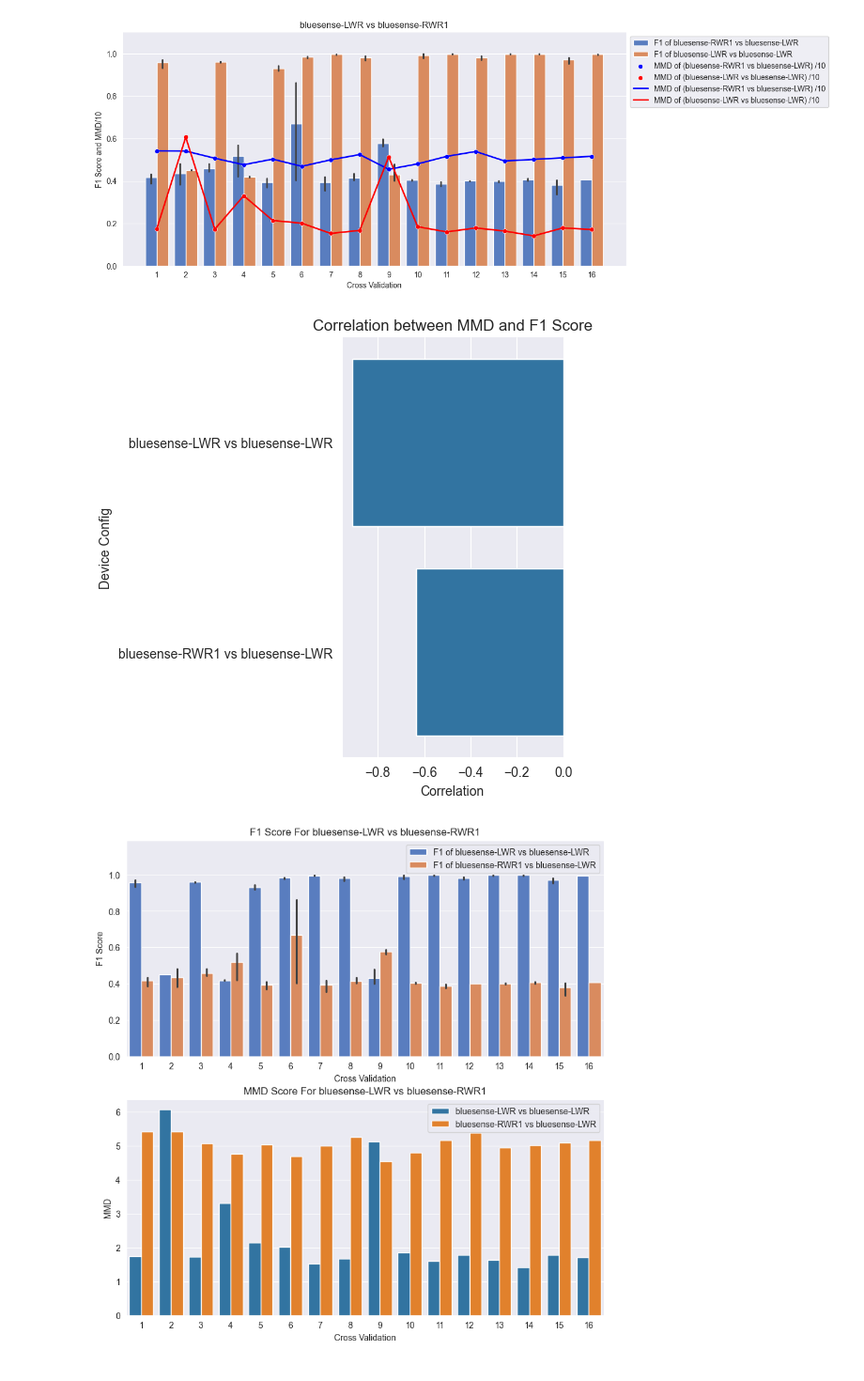
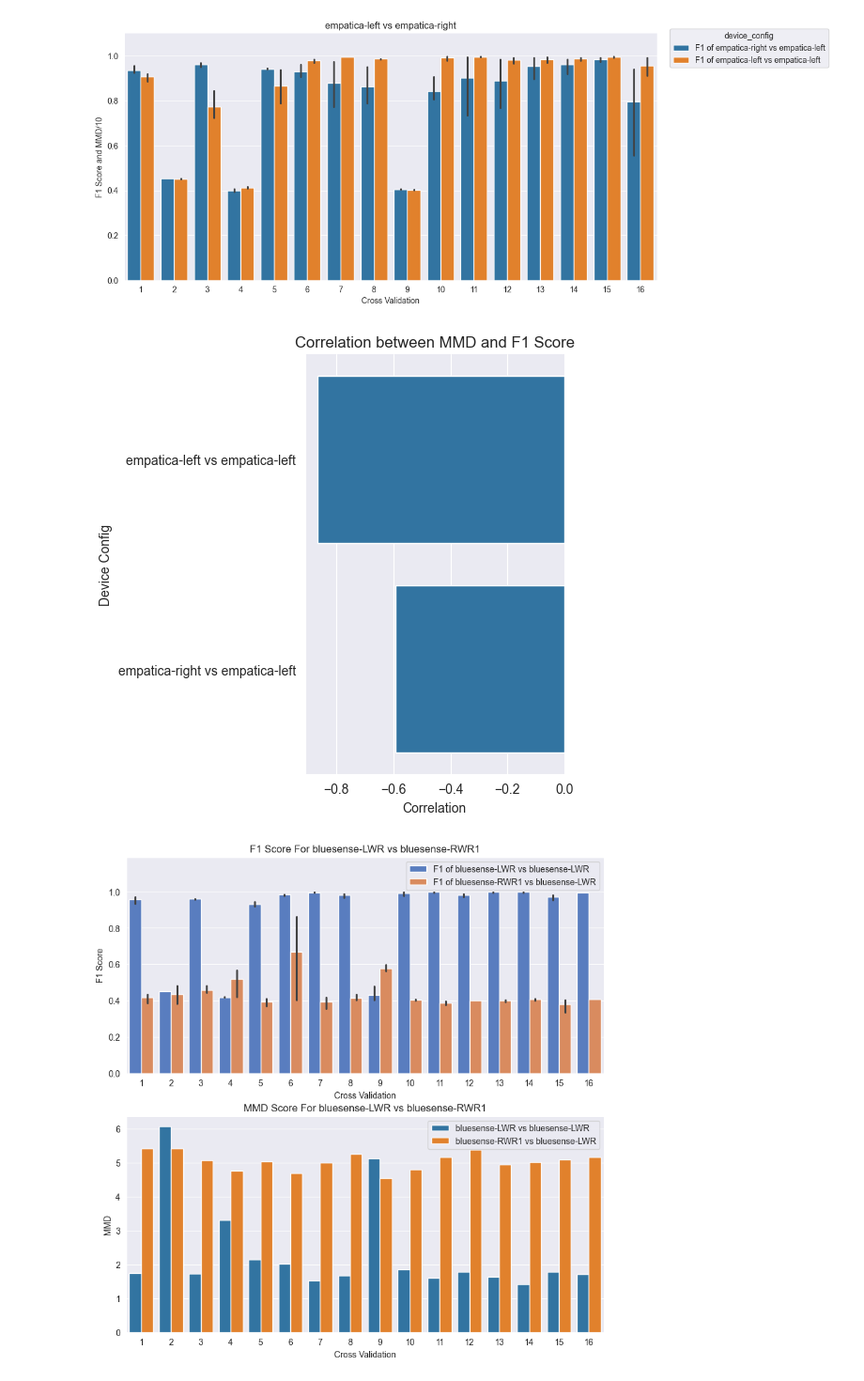
Before and after one commit to Gr33nMayhem/PERCOM_Variability_Research, a Jupyter notebook: notebooks/results_notebook/graph_creation_with_mmd.ipynb, the cells around one changed output. Shown at 94% size. Drawn from its saved outputs; the diff is of its cells as text; code cells hidden in the pictures.

```diff
--- a/notebooks/results_notebook/graph_creation_with_mmd.ipynb
+++ b/notebooks/results_notebook/graph_creation_with_mmd.ipynb
@@ -164,7 +164,7 @@ def generate_graph_with_std(root_path, model_device, test_devices):
     # plt.savefig(os.path.join(root_path, 'data', 'Run_logs', model_device, 'logs', 'mean_graphs',
     #                          'F1 Score for Model trained with ' + model_device + '.png'))
 # %%
-sensor_list = [['bluesense-LWR', 'bluesense-RWR1']]
+sensor_list = [['empatica-left', 'empatica-right']]
 
 # sensor_list = [['empatica-left', 'empatica-right'], ['empatica-right', 'empatica-left'],
 #                ['empatica-right', 'bluesense-RWR1'], ['empatica-left', 'bluesense-LWR'],
@@ -212,7 +212,7 @@ for pair in sensor_list:
     df = pd.DataFrame(result_list)
 
     # plot the f1 score for all participants as bar graph using sns catplot bar with colors red and blue
-    sns.catplot(x='cv', y='f1', hue='device_config', data=df, kind='bar', aspect=2, height=5, palette='muted',
+    ax = sns.catplot(x='cv', y='f1', hue='device_config', data=df, kind='bar', aspect=2, height=5, #palette='muted',
                 legend_out=False)
     plt.title(sensor_test + ' vs ' + sensor_train)
     plt.xlabel('Cross Validation')
@@ -275,44 +275,44 @@ for pair in sensor_list:
 
     # corelation between mmd and f1 score for 1_1
     corr = mmd_1_1.corr()
     # get the correlation between mmd and f1
     # print(corr['mmd']['f1'])
     corr_data[sensor_test + ' vs ' + sensor_test] = corr['mmd']['f1']
 
     corr = mmd_2_1.corr()
     # get the correlation between mmd and f1
     # print(corr['mmd']['f1'])
     corr_data[sensor_train + ' vs ' + sensor_test] = corr['mmd']['f1']
 
     # divide MMD value by 10
     mmd_1_1['mmd'] = mmd_1_1['mmd'] / 10
     mmd_2_1['mmd'] = mmd_2_1['mmd'] / 10
 
     # reset the index to be 0 to len
     mmd_1_1 = mmd_1_1.reset_index()
     mmd_2_1 = mmd_2_1.reset_index()
-    # plot the mmd values not only as line but also as points on the graph
-    sns.scatterplot(data=mmd_2_1['mmd'], color='blue', label='MMD of (' + sensor_train + ' vs ' + sensor_test + ') /10')
-    ax = sns.scatterplot(data=mmd_1_1['mmd'], color='red',
-                         label='MMD of (' + sensor_test + ' vs ' + sensor_test + ') /10')
-    # plot the mmd values on top of the f1 score. with x as cv, with thickness 2
-    sns.lineplot(data=mmd_2_1['mmd'], color='blue', label='MMD of (' + sensor_train + ' vs ' + sensor_test + ') /10',
-                 linewidth=2)
-    ax = sns.lineplot(data=mmd_1_1['mmd'], color='red', label='MMD of (' + sensor_test + ' vs ' + sensor_test + ') /10',
-                      linewidth=2)
+    # # plot the mmd values not only as line but also as points on the graph
+    # sns.scatterplot(data=mmd_2_1['mmd'], color='blue', label='MMD of (' + sensor_train + ' vs ' + sensor_test + ') /10')
+    # sns.scatterplot(data=mmd_1_1['mmd'], color='red',
+    #                      label='MMD of (' + sensor_test + ' vs ' + sensor_test + ') /10')
+    # # plot the mmd values on top of the f1 score. with x as cv, with thickness 2
+    # sns.lineplot(data=mmd_2_1['mmd'], color='blue', label='MMD of (' + sensor_train + ' vs ' + sensor_test + ') /10',
+    #              linewidth=2)
+    # sns.lineplot(data=mmd_1_1['mmd'], color='red', label='MMD of (' + sensor_test + ' vs ' + sensor_test + ') /10',
+    #                   linewidth=2)
     sns.move_legend(ax, "upper left", bbox_to_anchor=(1, 1))
 
     plt.show()
 
 # plot the correlation data
 sns.catplot(y=list(corr_data.keys()), x=list(corr_data.values()), kind='bar')
 plt.title('Correlation between MMD and F1 Score')
 plt.ylabel('Device Config')
 plt.xlabel('Correlation')
 plt.show()
 # %% [output]
-[figure, old version]
+[figure, new version]
-[figure, old version]
+[figure, new version]
 # %%
 # 17 for real disp
 num_participants = 16
```
Also changed, not shown: 1 other file.
